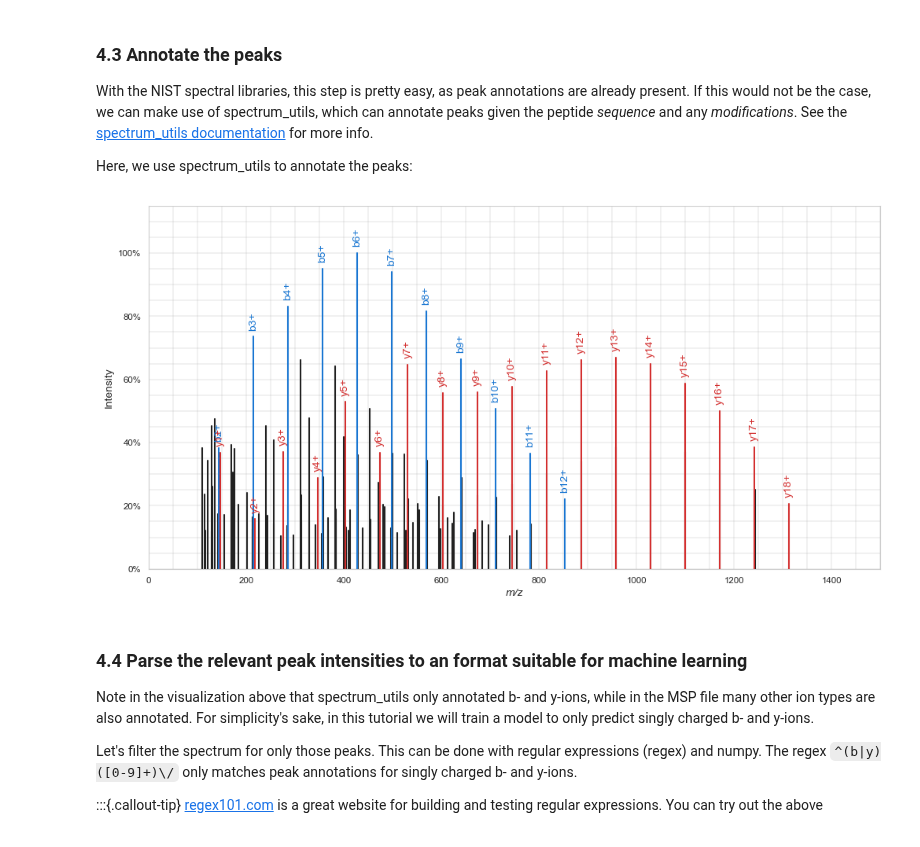
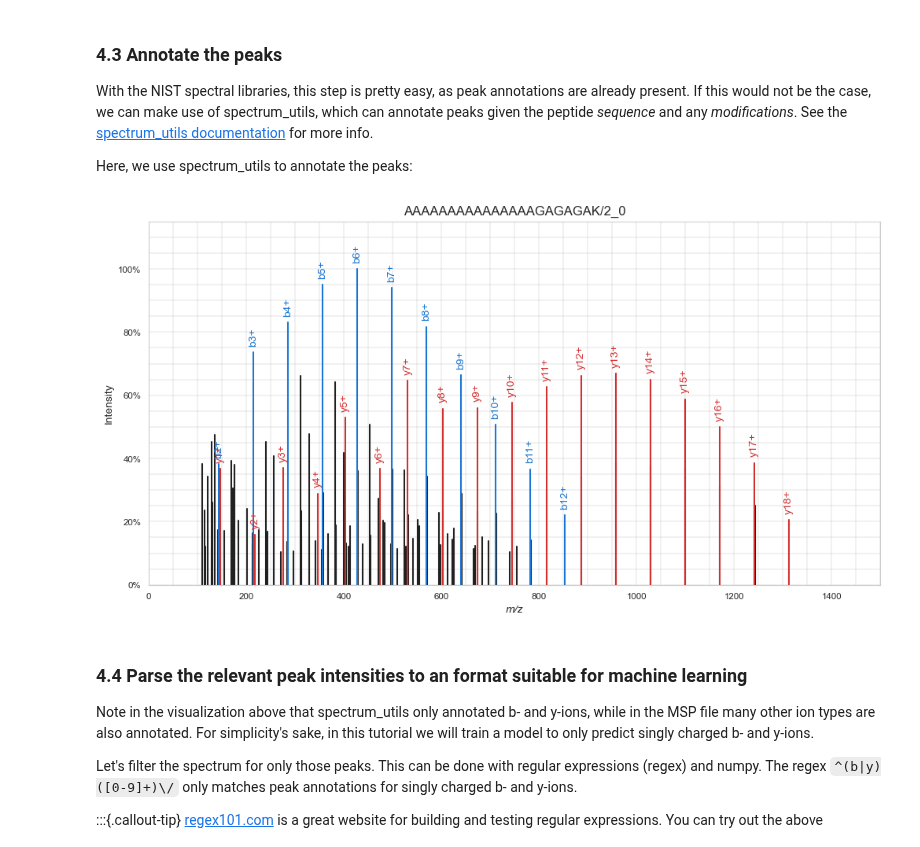
Before and after one commit to ProteomicsML/ProteomicsML, a Jupyter notebook: tutorials/fragmentation/nist-1-parsing-spectral-library.ipynb, the cells around one changed output. Saved outputs shown, nothing was run; the diff lists cells and outputs as text; code cells hidden in the pictures.

```diff
--- a/tutorials/fragmentation/nist-1-parsing-spectral-library.ipynb
+++ b/tutorials/fragmentation/nist-1-parsing-spectral-library.ipynb
@@ -354,18 +355,19 @@ Here, we use spectrum_utils to annotate the peaks:
 # %%
 plt.figure(figsize=(12,6))
 sup.spectrum(
     sus.MsmsSpectrum(
         identifier=spectrum["Name"],
         precursor_mz=float(spectrum["Parent"]),
         precursor_charge=int(spectrum["Charge"]),
         mz=spectrum["mz"],
         intensity=spectrum["intensity"],
         peptide=spectrum["sequence"],
     ).annotate_peptide_fragments(25, "ppm")
 )
+plt.title(spectrum["Name"])
 plt.show()
 # %% [output]
-[figure, old version]
+[figure, new version]
 # %% [markdown]
 ### 4.4 Parse the relevant peak intensities to an format suitable for machine learning
 
```
Also changed, not shown: parts of 6 cells of this notebook, 6 other files.
